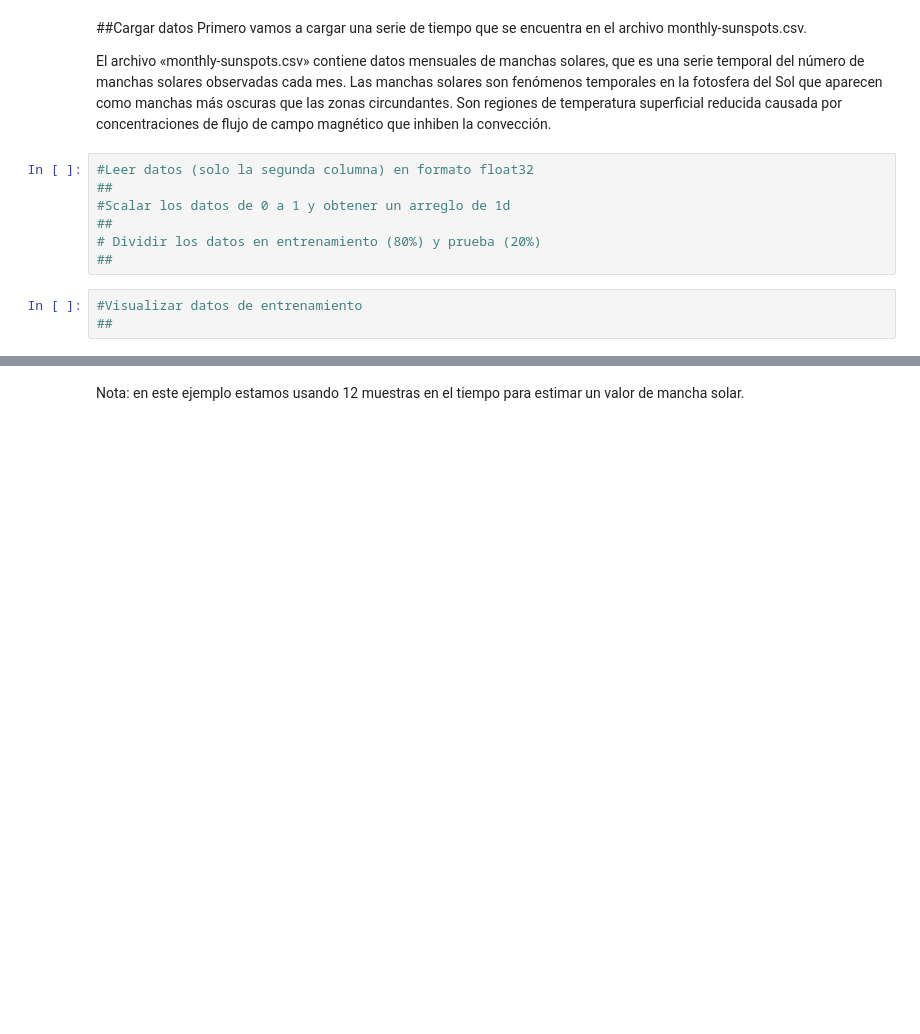
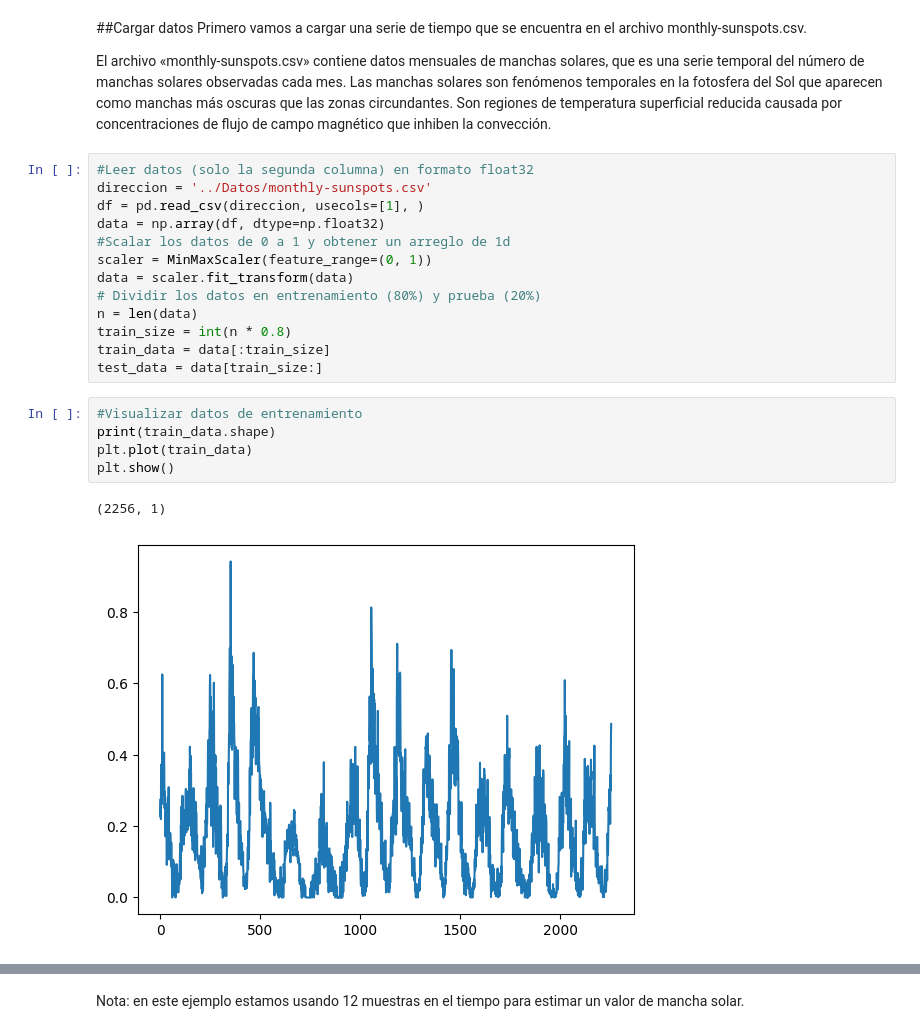
Before and after one commit to scuartasr/aprendmaq_pract_2, a Jupyter notebook: Cuadernos/07_RNN_Guia.ipynb, the cells around one changed output, grey strips where cells are left out. Drawn from its saved outputs; the diff is of its cells as text; blank space fills up the shorter version.

```diff
--- a/Cuadernos/07_RNN_Guia.ipynb
+++ b/Cuadernos/07_RNN_Guia.ipynb
@@ -39,13 +39,24 @@ Primero vamos a cargar una serie de tiempo que se encuentra en el archivo monthl
 El archivo «monthly-sunspots.csv» contiene datos mensuales de manchas solares, que es una serie temporal del número de manchas solares observadas cada mes. Las manchas solares son fenómenos temporales en la fotosfera del Sol que aparecen como manchas más oscuras que las zonas circundantes. Son regiones de temperatura superficial reducida causada por concentraciones de flujo de campo magnético que inhiben la convección.
 # %%
 #Leer datos (solo la segunda columna) en formato float32
-##
+direccion = '../Datos/monthly-sunspots.csv'
+df = pd.read_csv(direccion, usecols=[1], )
+data = np.array(df, dtype=np.float32)
 #Scalar los datos de 0 a 1 y obtener un arreglo de 1d
-##
+scaler = MinMaxScaler(feature_range=(0, 1))
+data = scaler.fit_transform(data)
 # Dividir los datos en entrenamiento (80%) y prueba (20%)
-##
+n = len(data)
+train_size = int(n * 0.8)
+train_data = data[:train_size]
+test_data = data[train_size:]
 # %%
 #Visualizar datos de entrenamiento
-##
+print(train_data.shape)
+plt.plot(train_data)
+plt.show()
+# %% [output]
+(2256, 1)
+[figure, added]
 # %%
 #Visualizar datos de prueba
```
Also changed, not shown: parts of 18 cells of this notebook.
